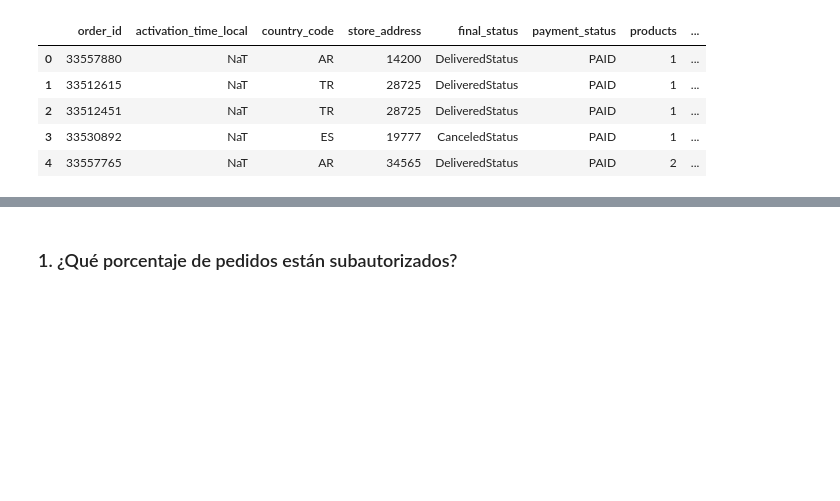
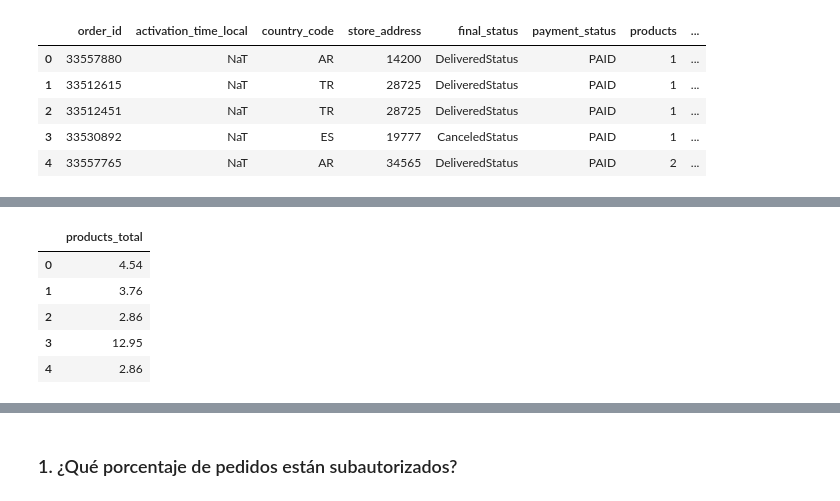
Before and after one commit to Rogetaysa/RepoIronhack, a Jupyter notebook: Project 3 - Ironhack Delivery/Grup3_Project3_Ex4.ipynb, the cells around one changed output, grey strips where cells are left out. Saved outputs shown, nothing was run; the diff lists cells and outputs as text; code cells hidden in the pictures; blank space fills up the shorter version.

```diff
--- a/Project 3 - Ironhack Delivery/Grup3_Project3_Ex4.ipynb
+++ b/Project 3 - Ironhack Delivery/Grup3_Project3_Ex4.ipynb
@@ -54,0 +60,15 @@ data.describe()
+# %%
+# Generar lista de 100000 usuaris random fake
+# Create the synthetic data for the ab testing example
+# population_data = [random.randint(1, 100) for _ in range(population)]
+population_data = data['products_total']
+
+df = pd.DataFrame({'products_total':population_data})
+df.head()
+# %% [output]
+|  | products_total |
+| 0 | 4.54 |
+| 1 | 3.76 |
+| 2 | 2.86 |
+| 3 | 12.95 |
+| 4 | 2.86 |
```
Also changed, not shown: parts of 12 cells of this notebook, 2 other files.
